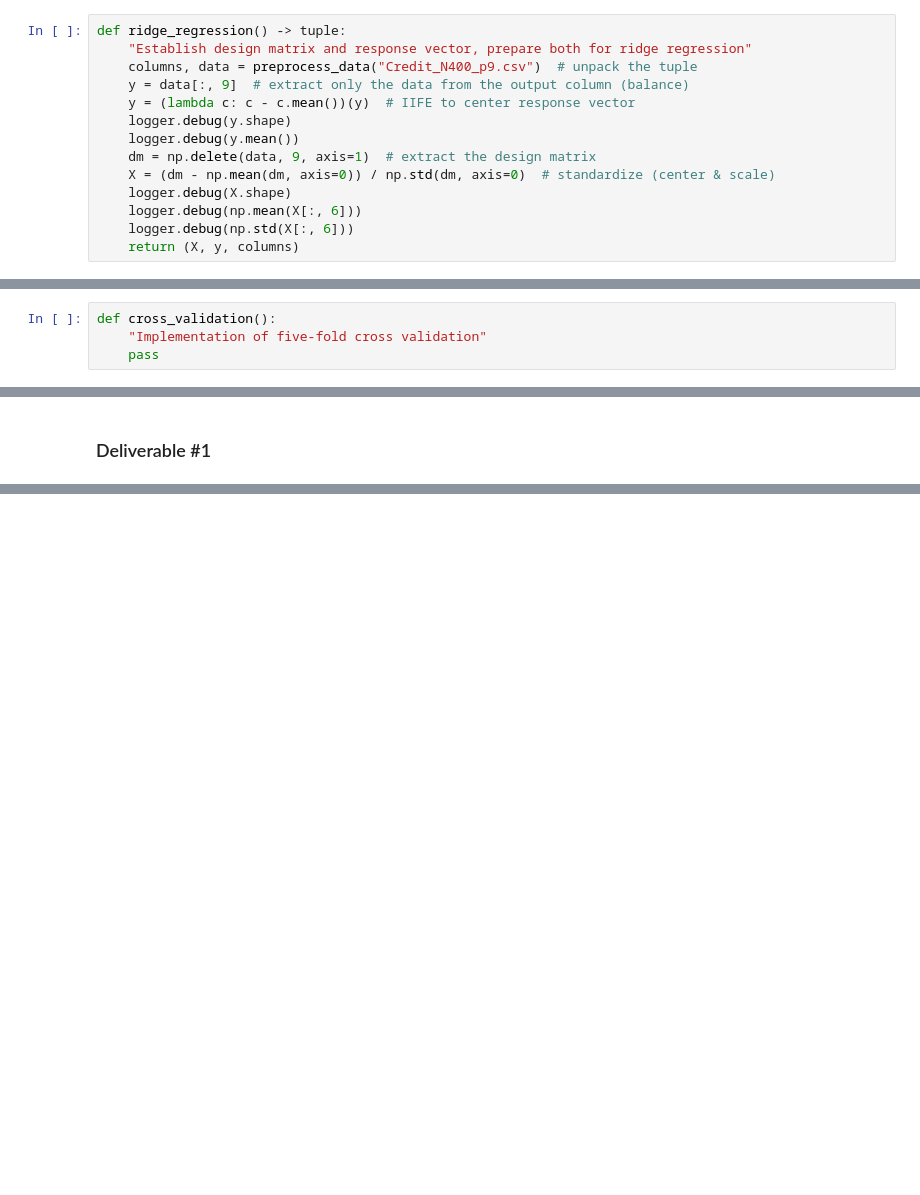
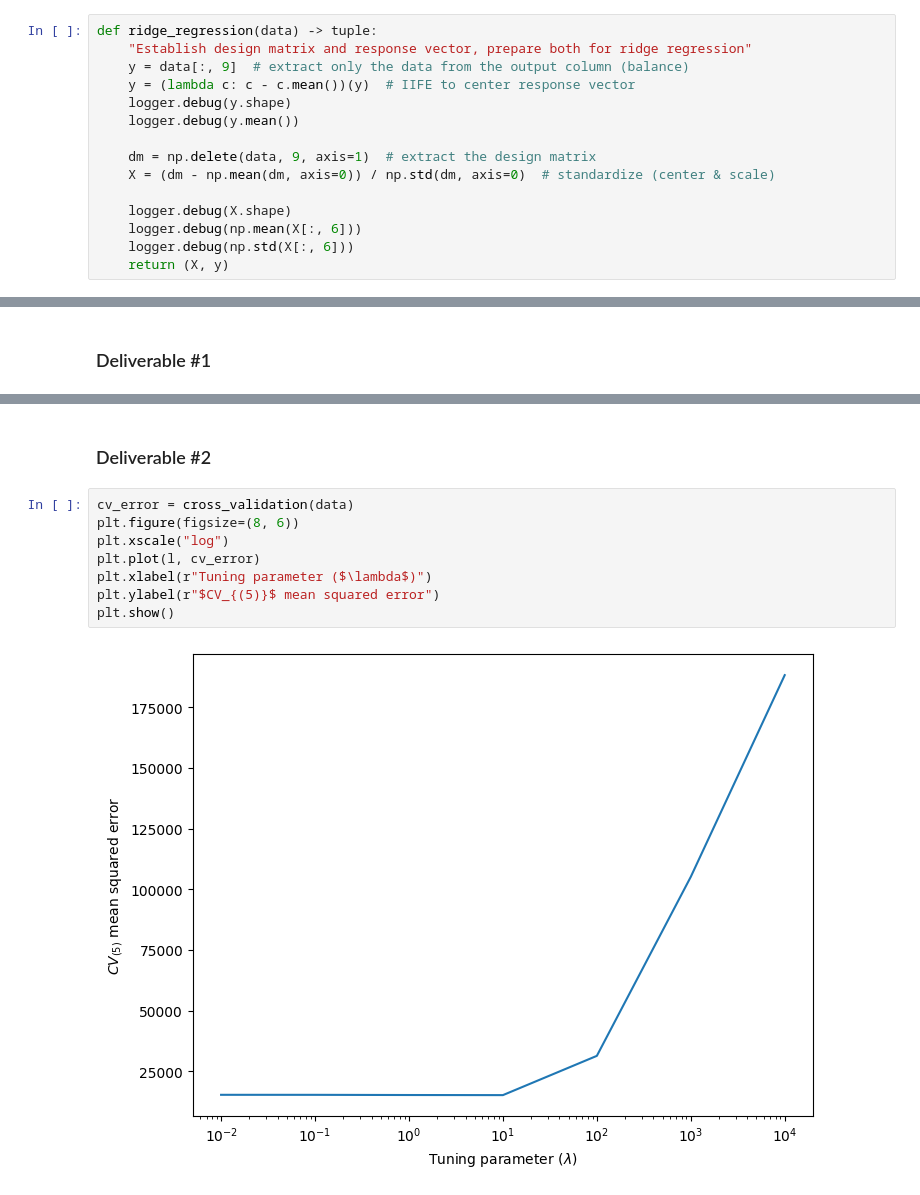
Before and after one commit to erenakgunduz/Machine_Learning_Foundations, a Jupyter notebook: ErenAkgunduz_Assign1.ipynb, the cells around one changed output, grey strips where cells are left out. Drawn from its saved outputs; the diff is of its cells as text; blank space fills up the shorter version.

```diff
--- a/ErenAkgunduz_Assign1.ipynb
+++ b/ErenAkgunduz_Assign1.ipynb
@@ -50,17 +54,18 @@ def preprocess_data(filename) -> tuple:
         print("Couldn't load in the data due to OS error.")
         sys.exit("Check if things are right and try again :)")
 # %%
-def ridge_regression() -> tuple:
+def ridge_regression(data) -> tuple:
     "Establish design matrix and response vector, prepare both for ridge regression"
-    columns, data = preprocess_data("Credit_N400_p9.csv")  # unpack the tuple
     y = data[:, 9]  # extract only the data from the output column (balance)
     y = (lambda c: c - c.mean())(y)  # IIFE to center response vector
     logger.debug(y.shape)
     logger.debug(y.mean())
+
     dm = np.delete(data, 9, axis=1)  # extract the design matrix
     X = (dm - np.mean(dm, axis=0)) / np.std(dm, axis=0)  # standardize (center & scale)
+
     logger.debug(X.shape)
     logger.debug(np.mean(X[:, 6]))
     logger.debug(np.std(X[:, 6]))
-    return (X, y, columns)
+    return (X, y)
 # %%
@@ -84,4 +91,0 @@ def gradient_descent(X, y, a=10**-5) -> tuple:
-# %%
-def cross_validation():
-    "Implementation of five-fold cross validation"
-    pass
@@ -100,0 +151,12 @@ plt.show()
+# %% [markdown]
+### Deliverable \#2
+# %%
+cv_error = cross_validation(data)
+plt.figure(figsize=(8, 6))
+plt.xscale("log")
+plt.plot(l, cv_error)
+plt.xlabel(r"Tuning parameter ($\lambda$)")
+plt.ylabel(r"$CV_{(5)}$ mean squared error")
+plt.show()
+# %% [output]
+[figure, added]
```
Also changed, not shown: parts of 12 cells of this notebook.
